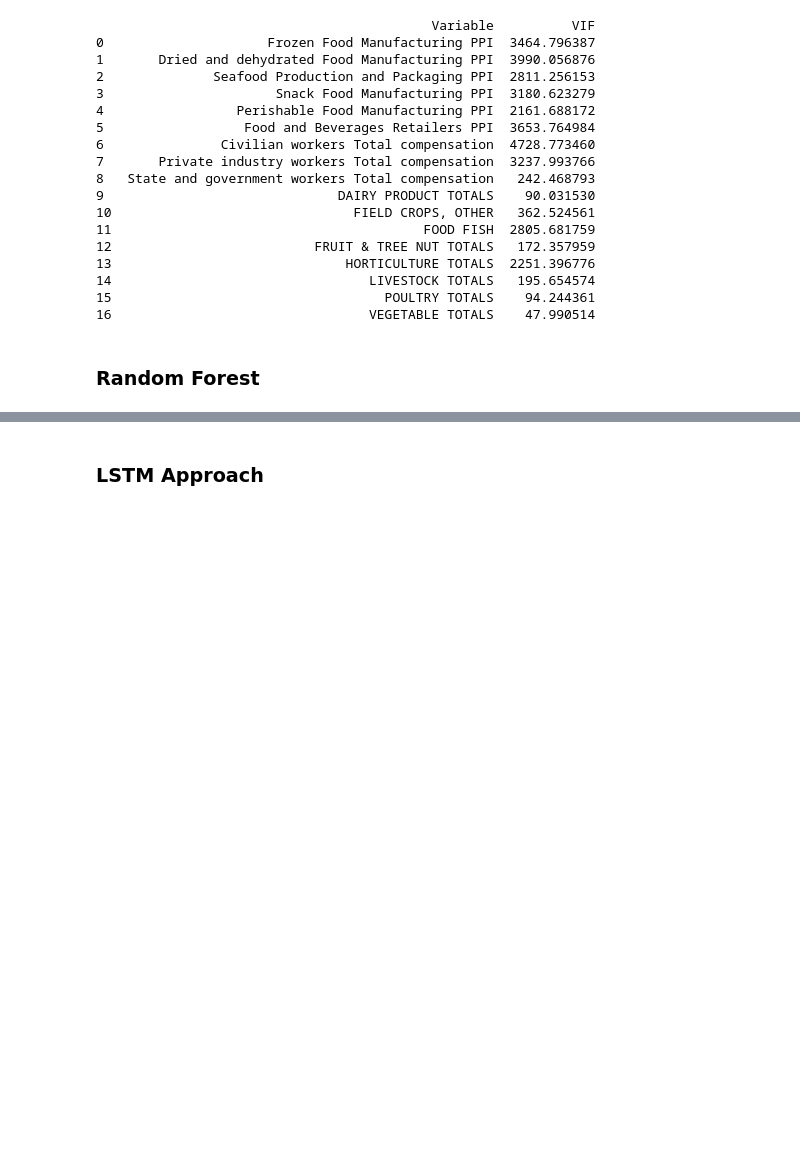
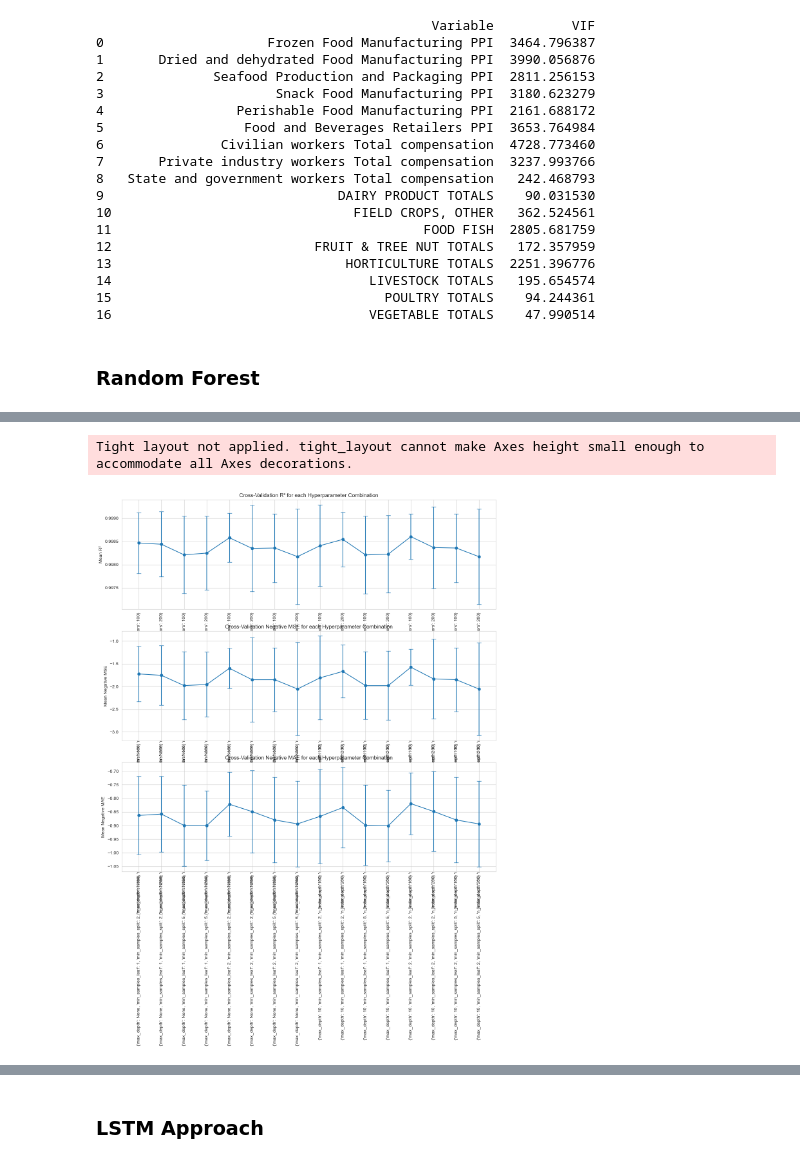
Before and after one commit to sjsu-interconnect/cs163, a Jupyter notebook: src/Data Processing.ipynb, the cells around one changed output, grey strips where cells are left out. Drawn from its saved outputs; the diff is of its cells as text; code cells hidden in the pictures; blank space fills up the shorter version.

```diff
--- a/src/Data Processing.ipynb
+++ b/src/Data Processing.ipynb
@@ -275,0 +354,39 @@ R-squared (R²): 0.9994808253220536
+# %%
+params = [str(param) for param in results['params']]
+mean_r2 = results['mean_test_r2']
+std_r2 = results['std_test_r2']
+mean_mse = results['mean_test_neg_mean_squared_error']
+std_mse = results['std_test_neg_mean_squared_error']
+mean_mae = results['mean_test_neg_mean_absolute_error']
+std_mae = results['std_test_neg_mean_absolute_error']
+
+# Step 8: Plotting
+plt.figure(figsize=(15, 15))
+
+# R² plot
+plt.subplot(3, 1, 1)
+plt.errorbar(params, mean_r2, yerr=std_r2, fmt='-o', capsize=5)
+plt.xticks(rotation=90)
+plt.ylabel("Mean R²")
+plt.title("Cross-Validation R² for each Hyperparameter Combination")
+
+# Negative MSE plot
+plt.subplot(3, 1, 2)
+plt.errorbar(params, mean_mse, yerr=std_mse, fmt='-o', capsize=5)
+plt.xticks(rotation=90)
+plt.ylabel("Mean Negative MSE")
+plt.title("Cross-Validation Negative MSE for each Hyperparameter Combination")
+
+# Negative MAE plot
+plt.subplot(3, 1, 3)
+plt.errorbar(params, mean_mae, yerr=std_mae, fmt='-o', capsize=5)
+plt.xticks(rotation=90)
+plt.ylabel("Mean Negative MAE")
+plt.title("Cross-Validation Negative MAE for each Hyperparameter Combination")
+
+# Layout adjustment
+plt.tight_layout()
+plt.show()
+# %% [output]
+Tight layout not applied. tight_layout cannot make Axes height small enough to accommodate all Axes decorations.
+[figure, added]
```
Also changed, not shown: parts of 5 cells of this notebook, 2 other files.
